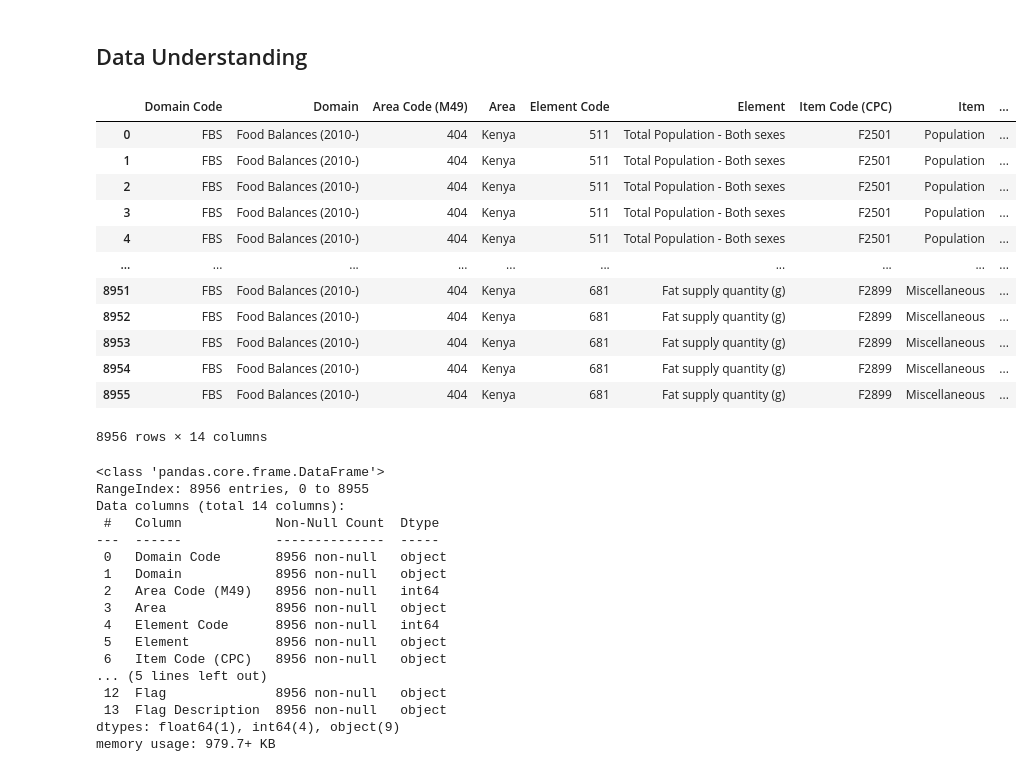
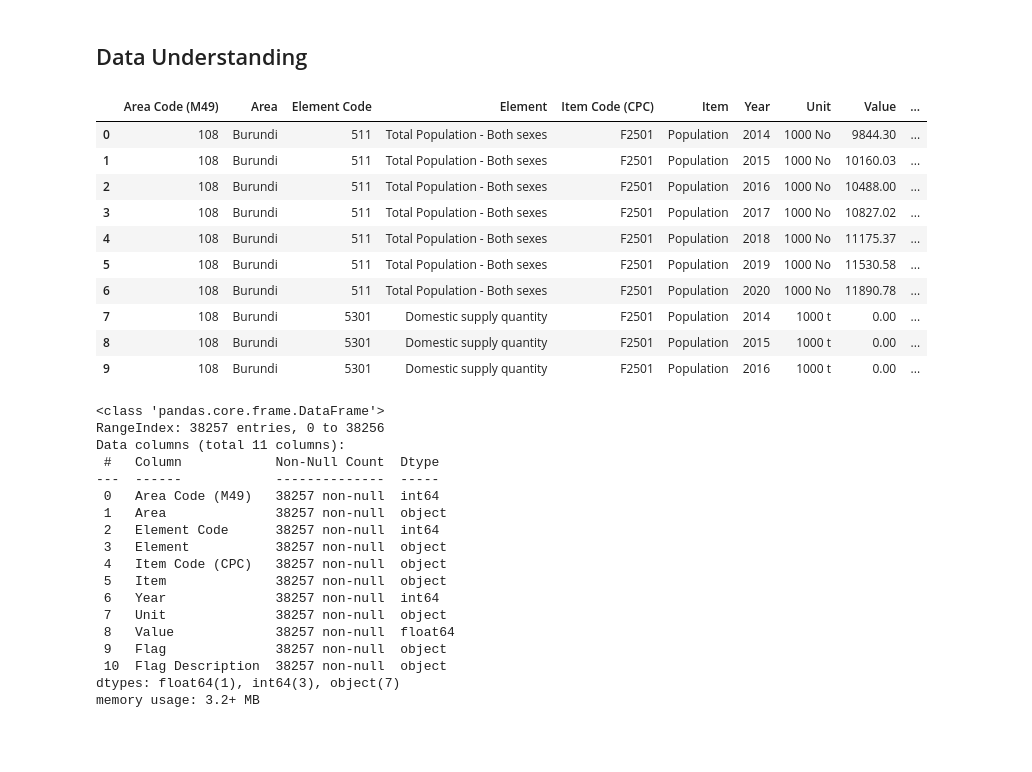
Before and after one commit to Muramati/FAOStat-Dataset-Time-Series, a Jupyter notebook: faostat.ipynb, the cells around one changed output. Cells and saved outputs as stored; diff of their text form; code cells hidden in the pictures; blank space fills up the shorter version.

```diff
--- a/faostat.ipynb
+++ b/faostat.ipynb
@@ -46,39 +46,38 @@ These objectives collectively aim to provide valuable insights, aid decision-mak
 import pandas as pd
 # %%
 #previewing the dataset
-faoDf = pd.read_csv('faostatkenya.csv')
-faoDf
+faoDf = pd.read_csv('FaoStat_EA.csv')
+faoDf.head(10)
 # %% [output]
-|  | Domain Code | Domain | Area Code (M49) | Area | Element Code | Element | Item Code (CPC) | Item | ... |
-| 0 | FBS | Food Balances (2010-) | 404 | Kenya | 511 | Total Population - Both sexes | F2501 | Population | ... |
-| 1 | FBS | Food Balances (2010-) | 404 | Kenya | 511 | Total Population - Both sexes | F2501 | Population | ... |
-| 2 | FBS | Food Balances (2010-) | 404 | Kenya | 511 | Total Population - Both sexes | F2501 | Population | ... |
-| 3 | FBS | Food Balances (2010-) | 404 | Kenya | 511 | Total Population - Both sexes | F2501 | Population | ... |
-| 4 | FBS | Food Balances (2010-) | 404 | Kenya | 511 | Total Population - Both sexes | F2501 | Population | ... |
-| ... | ... | ... | ... | ... | ... | ... | ... | ... | ... |
-| 8951 | FBS | Food Balances (2010-) | 404 | Kenya | 681 | Fat supply quantity (g) | F2899 | Miscellaneous | ... |
-| 8952 | FBS | Food Balances (2010-) | 404 | Kenya | 681 | Fat supply quantity (g) | F2899 | Miscellaneous | ... |
-| 8953 | FBS | Food Balances (2010-) | 404 | Kenya | 681 | Fat supply quantity (g) | F2899 | Miscellaneous | ... |
-| 8954 | FBS | Food Balances (2010-) | 404 | Kenya | 681 | Fat supply quantity (g) | F2899 | Miscellaneous | ... |
-| 8955 | FBS | Food Balances (2010-) | 404 | Kenya | 681 | Fat supply quantity (g) | F2899 | Miscellaneous | ... |
+|  | Area Code (M49) | Area | Element Code | Element | Item Code (CPC) | Item | Year | Unit | Value | ... |
+| 0 | 108 | Burundi | 511 | Total Population - Both sexes | F2501 | Population | 2014 | 1000 No | 9844.30 | ... |
+| 1 | 108 | Burundi | 511 | Total Population - Both sexes | F2501 | Population | 2015 | 1000 No | 10160.03 | ... |
+| 2 | 108 | Burundi | 511 | Total Population - Both sexes | F2501 | Population | 2016 | 1000 No | 10488.00 | ... |
+| 3 | 108 | Burundi | 511 | Total Population - Both sexes | F2501 | Population | 2017 | 1000 No | 10827.02 | ... |
+| 4 | 108 | Burundi | 511 | Total Population - Both sexes | F2501 | Population | 2018 | 1000 No | 11175.37 | ... |
+| 5 | 108 | Burundi | 511 | Total Population - Both sexes | F2501 | Population | 2019 | 1000 No | 11530.58 | ... |
+| 6 | 108 | Burundi | 511 | Total Population - Both sexes | F2501 | Population | 2020 | 1000 No | 11890.78 | ... |
+| 7 | 108 | Burundi | 5301 | Domestic supply quantity | F2501 | Population | 2014 | 1000 t | 0.00 | ... |
+| 8 | 108 | Burundi | 5301 | Domestic supply quantity | F2501 | Population | 2015 | 1000 t | 0.00 | ... |
+| 9 | 108 | Burundi | 5301 | Domestic supply quantity | F2501 | Population | 2016 | 1000 t | 0.00 | ... |
-8956 rows × 14 columns
 # %%
 faoDf.info()
 # %% [output]
 <class 'pandas.core.frame.DataFrame'>
-RangeIndex: 8956 entries, 0 to 8955
-Data columns (total 14 columns):
+RangeIndex: 38257 entries, 0 to 38256
+Data columns (total 11 columns):
  #   Column            Non-Null Count  Dtype
 ---  ------            --------------  -----
- 0   Domain Code       8956 non-null   object
- 1   Domain            8956 non-null   object
- 2   Area Code (M49)   8956 non-null   int64
- 3   Area              8956 non-null   object
- 4   Element Code      8956 non-null   int64
- 5   Element           8956 non-null   object
- 6   Item Code (CPC)   8956 non-null   object
-... (5 lines left out)
- 12  Flag              8956 non-null   object
- 13  Flag Description  8956 non-null   object
-dtypes: float64(1), int64(4), object(9)
-memory usage: 979.7+ KB
+ 0   Area Code (M49)   38257 non-null  int64
+ 1   Area              38257 non-null  object
+ 2   Element Code      38257 non-null  int64
+ 3   Element           38257 non-null  object
+ 4   Item Code (CPC)   38257 non-null  object
+ 5   Item              38257 non-null  object
+ 6   Year              38257 non-null  int64
+ 7   Unit              38257 non-null  object
+ 8   Value             38257 non-null  float64
+ 9   Flag              38257 non-null  object
+ 10  Flag Description  38257 non-null  object
+dtypes: float64(1), int64(3), object(7)
+memory usage: 3.2+ MB
```
Also changed, not shown: parts of 4 cells of this notebook, 2 other files.
